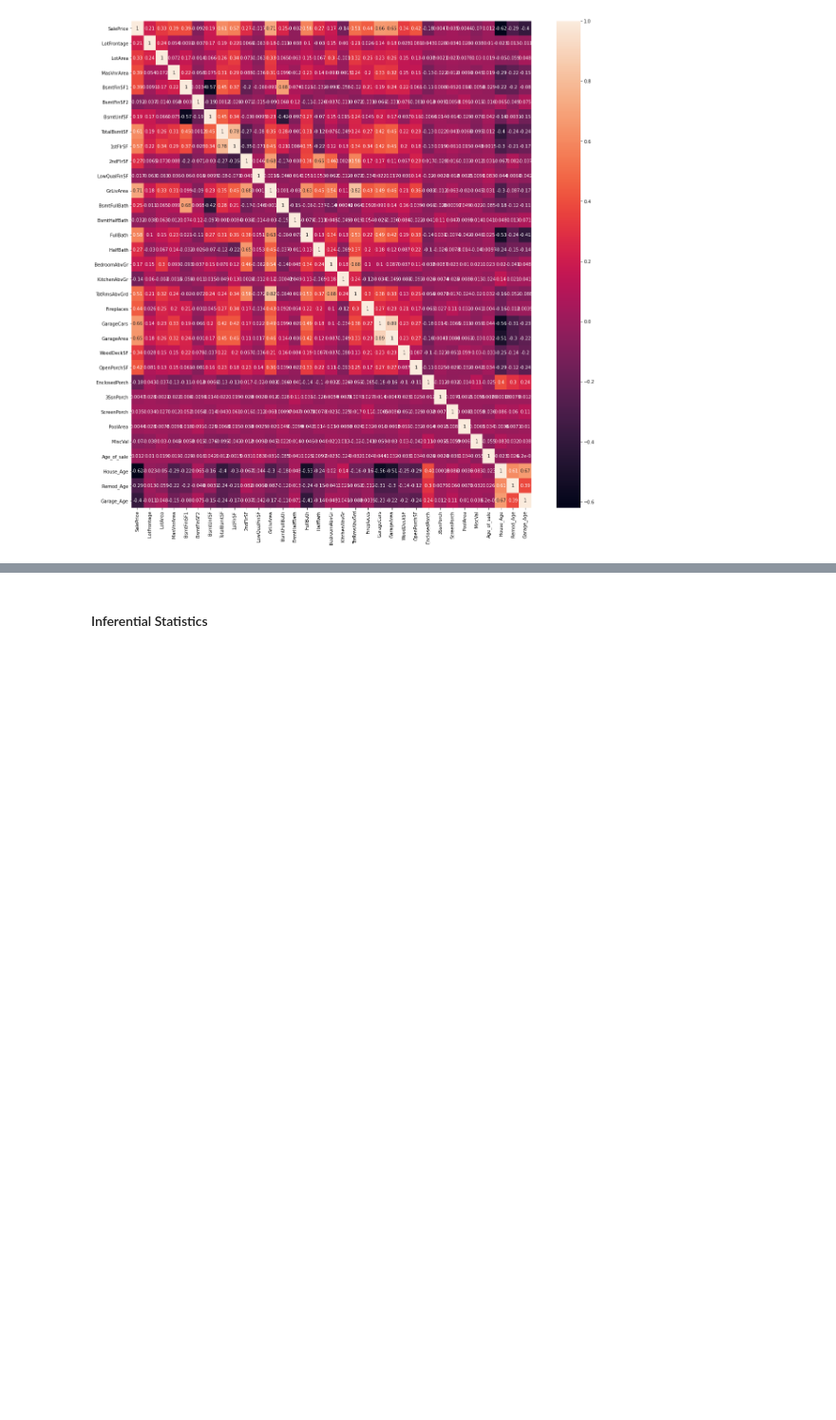
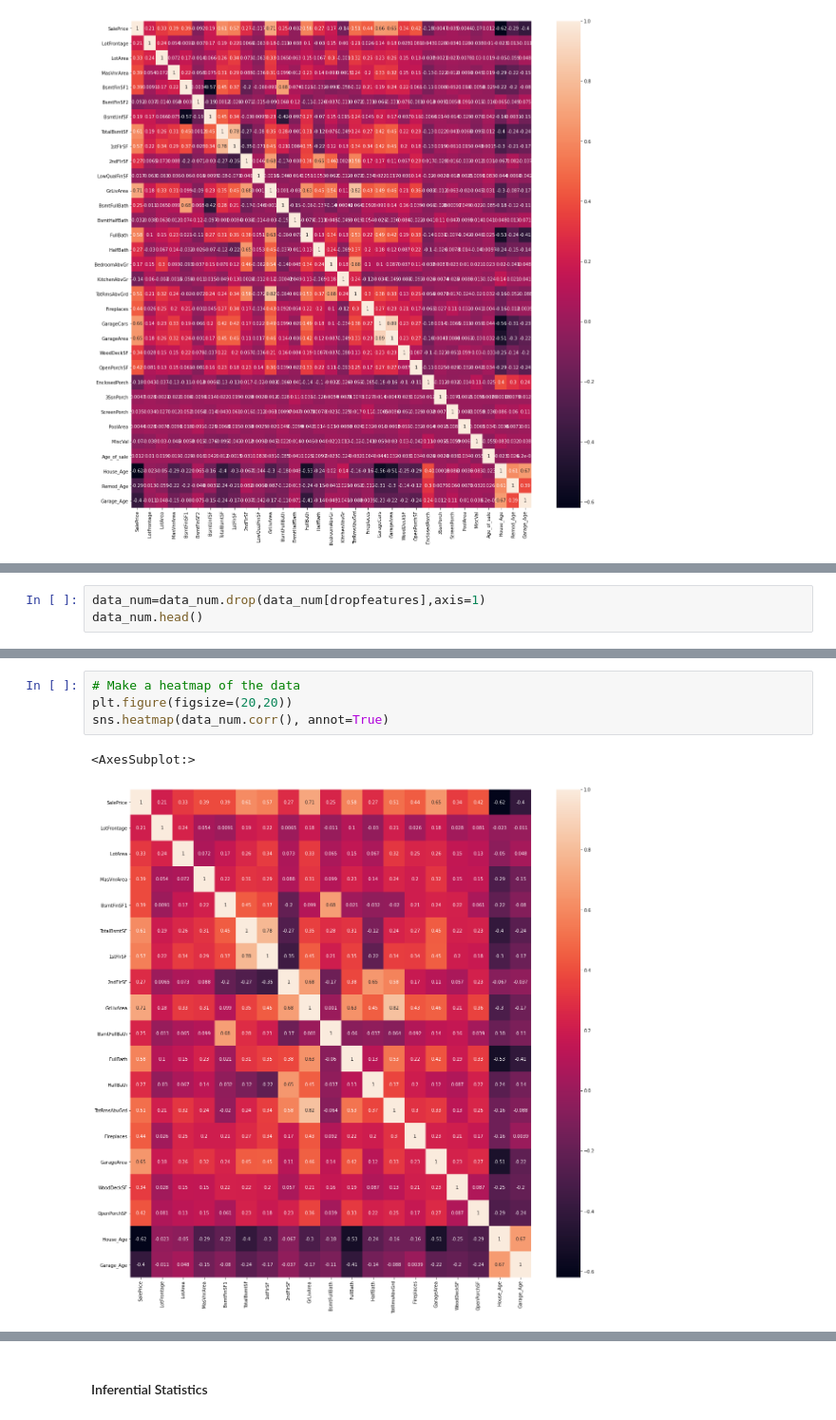
Before and after one commit to nroller28/CapstoneTwo, a Jupyter notebook: CapstoneTwoEDA.ipynb, the cells around one changed output, grey strips where cells are left out. Shown at 95% size. Drawn from its saved outputs; the diff is of its cells as text; blank space fills up the shorter version.

```diff
--- a/CapstoneTwoEDA.ipynb
+++ b/CapstoneTwoEDA.ipynb
@@ -1168,0 +1179,3 @@ Should Square Footage areas be grouped, i.e.: Total house SF, basement SF, porch
+# %%
+data_num=data_num.drop(data_num[dropfeatures],axis=1)
+data_num.head()
@@ -1168,0 +1189,7 @@ Should Square Footage areas be grouped, i.e.: Total house SF, basement SF, porch
+# %%
+# Make a heatmap of the data
+plt.figure(figsize=(20,20))
+sns.heatmap(data_num.corr(), annot=True)
+# %% [output]
+<AxesSubplot:>
+[figure, added]
```
Also changed, not shown: parts of 33 cells of this notebook, 4 other files.
